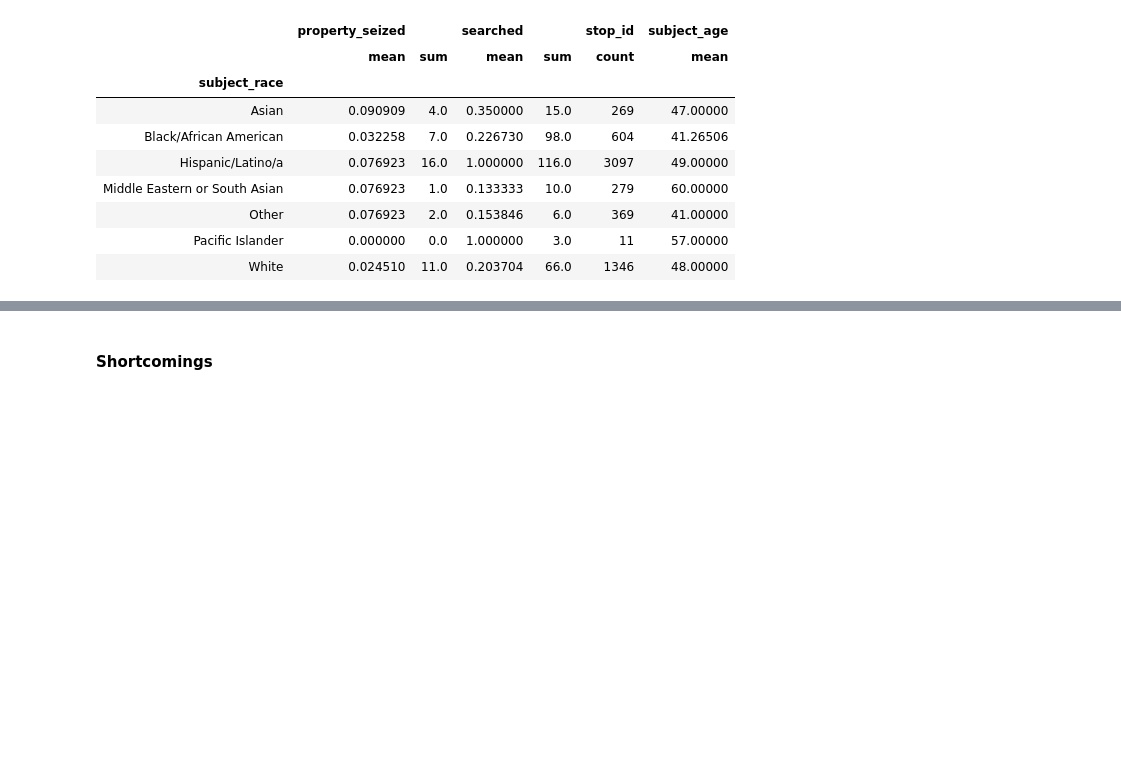
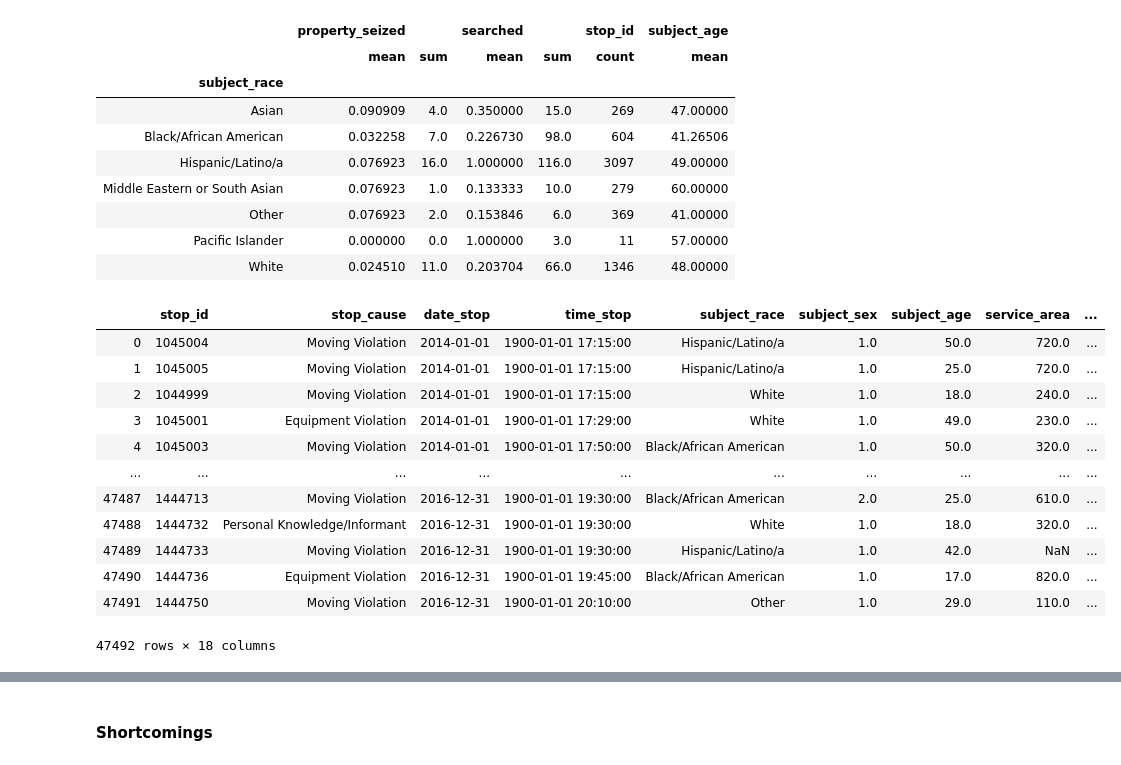
Before and after one commit to hudaahmed/Assignment3, a Jupyter notebook: notebooks/Assignment 3.ipynb, the cells around one changed output, grey strips where cells are left out. Drawn from its saved outputs; the diff is of its cells as text; code cells hidden in the pictures; blank space fills up the shorter version.

```diff
--- a/notebooks/Assignment 3.ipynb
+++ b/notebooks/Assignment 3.ipynb
@@ -413,0 +427,23 @@ haha
+# %%
+vod_df1 = vod_df.reset_index(drop=True)
+getdays = []
+for i in range(len(vod_df1.date_stop)):
+    getdays.append(int(vod_df1.date_stop[i][5:7]))
+vod_df1['Month'] = getdays
+vod_df1['times'] = vod_df1.Month.map(dicvd)
+vod_df1['whatisit'] = light_or_dark(vod_df1)
+vod_df1
+# %% [output]
+|  | stop_id | stop_cause | date_stop | time_stop | subject_race | subject_sex | subject_age | service_area | ... |
+| 0 | 1045004 | Moving Violation | 2014-01-01 | 1900-01-01 17:15:00 | Hispanic/Latino/a | 1.0 | 50.0 | 720.0 | ... |
+| 1 | 1045005 | Moving Violation | 2014-01-01 | 1900-01-01 17:15:00 | Hispanic/Latino/a | 1.0 | 25.0 | 720.0 | ... |
+| 2 | 1044999 | Moving Violation | 2014-01-01 | 1900-01-01 17:15:00 | White | 1.0 | 18.0 | 240.0 | ... |
+| 3 | 1045001 | Equipment Violation | 2014-01-01 | 1900-01-01 17:29:00 | White | 1.0 | 49.0 | 230.0 | ... |
+| 4 | 1045003 | Moving Violation | 2014-01-01 | 1900-01-01 17:50:00 | Black/African American | 1.0 | 50.0 | 320.0 | ... |
+| ... | ... | ... | ... | ... | ... | ... | ... | ... | ... |
+| 47487 | 1444713 | Moving Violation | 2016-12-31 | 1900-01-01 19:30:00 | Black/African American | 2.0 | 25.0 | 610.0 | ... |
+| 47488 | 1444732 | Personal Knowledge/Informant | 2016-12-31 | 1900-01-01 19:30:00 | White | 1.0 | 18.0 | 320.0 | ... |
+| 47489 | 1444733 | Moving Violation | 2016-12-31 | 1900-01-01 19:30:00 | Hispanic/Latino/a | 1.0 | 42.0 | NaN | ... |
+| 47490 | 1444736 | Equipment Violation | 2016-12-31 | 1900-01-01 19:45:00 | Black/African American | 1.0 | 17.0 | 820.0 | ... |
+| 47491 | 1444750 | Moving Violation | 2016-12-31 | 1900-01-01 20:10:00 | Other | 1.0 | 29.0 | 110.0 | ... |
+47492 rows × 18 columns
```
Also changed, not shown: parts of 9 cells of this notebook, 17 other files.
